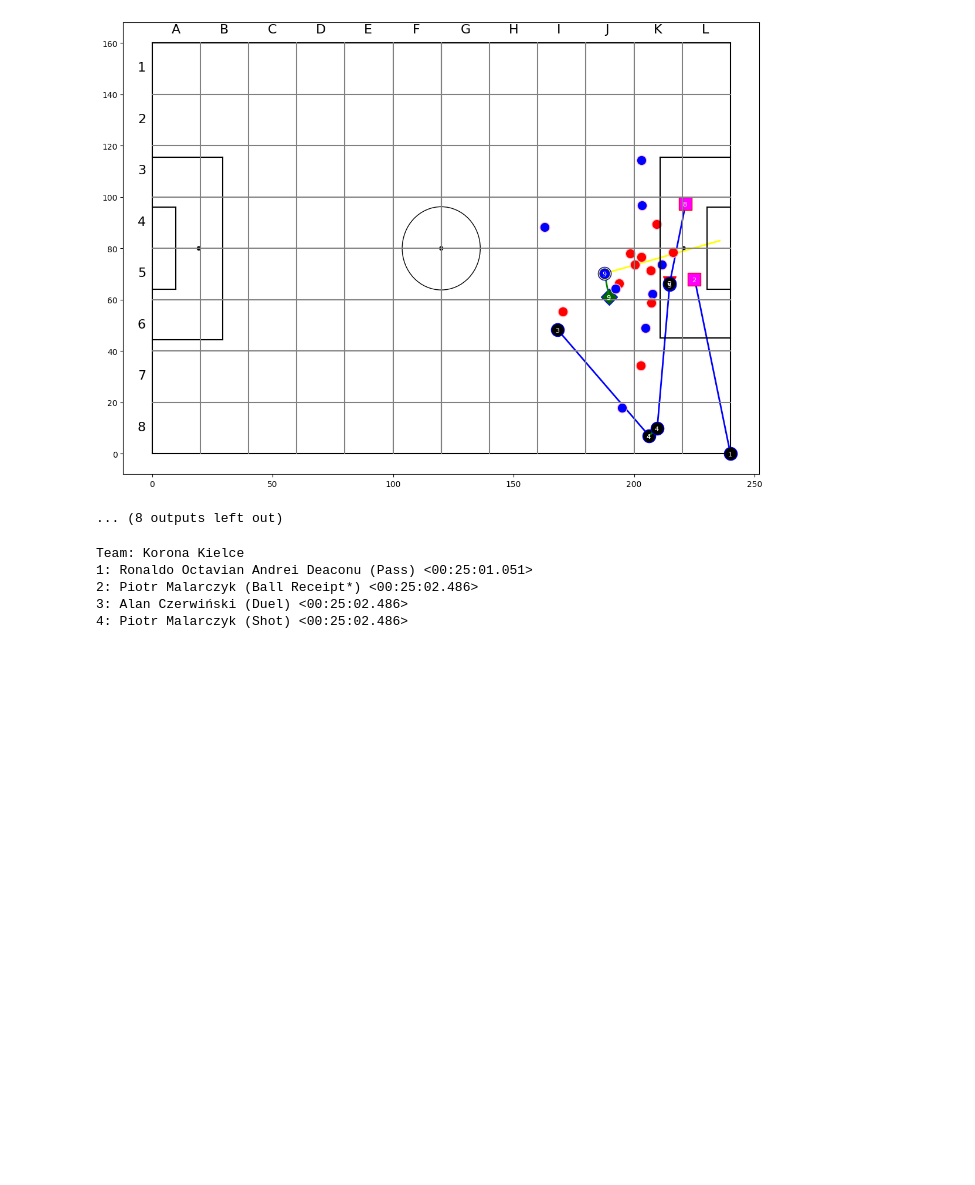
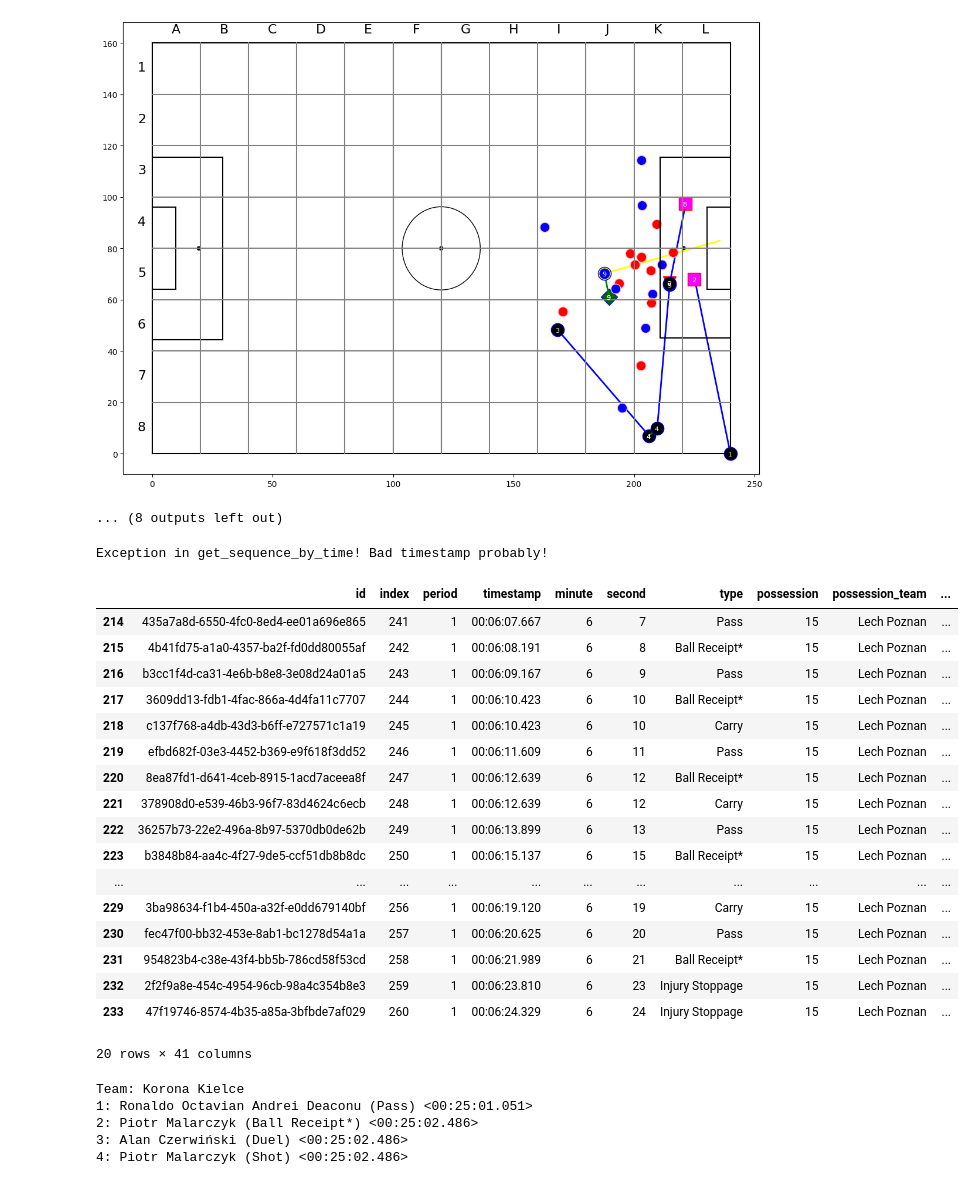
Before and after one commit to mattyl006/sport-data-science, a Jupyter notebook: corners_review.ipynb, the cells around one changed output. Saved outputs shown, nothing was run; the diff lists cells and outputs as text; code cells hidden in the pictures; blank space fills up the shorter version.

Commit message:
add get_sequence_by_time

```diff
--- a/corners_review.ipynb
+++ b/corners_review.ipynb
@@ -134,6 +134,32 @@ Team: Lech Poznan
 9: João Pedro Reis Amaral (Shot) <00:26:41.207>
 [figure]
 ... (8 outputs left out)
+# %%
+get_sequence_by_time(corners_lech, 1, 50, 0)
+# %% [output]
+Exception in get_sequence_by_time! Bad timestamp probably!
+# %%
+seq = get_sequence_by_time(corners_lech, period=1, minute=6, second=0)
+seq
+# %% [output]
+|  | id | index | period | timestamp | minute | second | type | possession | possession_team | ... |
+| 214 | 435a7a8d-6550-4fc0-8ed4-ee01a696e865 | 241 | 1 | 00:06:07.667 | 6 | 7 | Pass | 15 | Lech Poznan | ... |
+| 215 | 4b41fd75-a1a0-4357-ba2f-fd0dd80055af | 242 | 1 | 00:06:08.191 | 6 | 8 | Ball Receipt* | 15 | Lech Poznan | ... |
+| 216 | b3cc1f4d-ca31-4e6b-b8e8-3e08d24a01a5 | 243 | 1 | 00:06:09.167 | 6 | 9 | Pass | 15 | Lech Poznan | ... |
+| 217 | 3609dd13-fdb1-4fac-866a-4d4fa11c7707 | 244 | 1 | 00:06:10.423 | 6 | 10 | Ball Receipt* | 15 | Lech Poznan | ... |
+| 218 | c137f768-a4db-43d3-b6ff-e727571c1a19 | 245 | 1 | 00:06:10.423 | 6 | 10 | Carry | 15 | Lech Poznan | ... |
+| 219 | efbd682f-03e3-4452-b369-e9f618f3dd52 | 246 | 1 | 00:06:11.609 | 6 | 11 | Pass | 15 | Lech Poznan | ... |
+| 220 | 8ea87fd1-d641-4ceb-8915-1acd7aceea8f | 247 | 1 | 00:06:12.639 | 6 | 12 | Ball Receipt* | 15 | Lech Poznan | ... |
+| 221 | 378908d0-e539-46b3-96f7-83d4624c6ecb | 248 | 1 | 00:06:12.639 | 6 | 12 | Carry | 15 | Lech Poznan | ... |
+| 222 | 36257b73-22e2-496a-8b97-5370db0de62b | 249 | 1 | 00:06:13.899 | 6 | 13 | Pass | 15 | Lech Poznan | ... |
+| 223 | b3848b84-aa4c-4f27-9de5-ccf51db8b8dc | 250 | 1 | 00:06:15.137 | 6 | 15 | Ball Receipt* | 15 | Lech Poznan | ... |
+| ... | ... | ... | ... | ... | ... | ... | ... | ... | ... | ... |
+| 229 | 3ba98634-f1b4-450a-a32f-e0dd679140bf | 256 | 1 | 00:06:19.120 | 6 | 19 | Carry | 15 | Lech Poznan | ... |
+| 230 | fec47f00-bb32-453e-8ab1-bc1278d54a1a | 257 | 1 | 00:06:20.625 | 6 | 20 | Pass | 15 | Lech Poznan | ... |
+| 231 | 954823b4-c38e-43f4-bb5b-786cd58f53cd | 258 | 1 | 00:06:21.989 | 6 | 21 | Ball Receipt* | 15 | Lech Poznan | ... |
+| 232 | 2f2f9a8e-454c-4954-96cb-98a4c354b8e3 | 259 | 1 | 00:06:23.810 | 6 | 23 | Injury Stoppage | 15 | Lech Poznan | ... |
+| 233 | 47f19746-8574-4b35-a85a-3bfbde7af029 | 260 | 1 | 00:06:24.329 | 6 | 24 | Injury Stoppage | 15 | Lech Poznan | ... |
+20 rows × 41 columns
 # %%
 start_team ='Korona Kielce'
 
```
Also changed, not shown: 1 other file.
